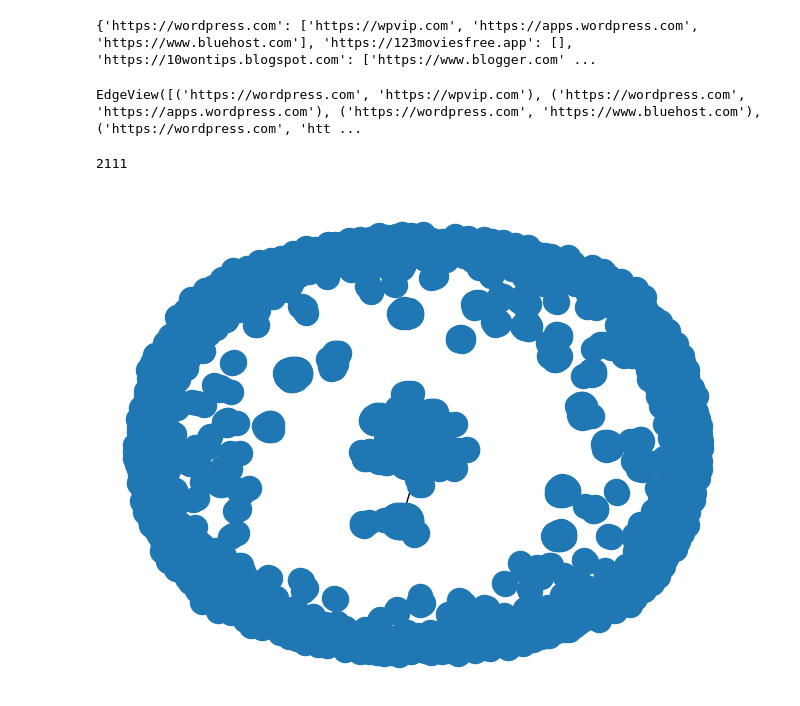
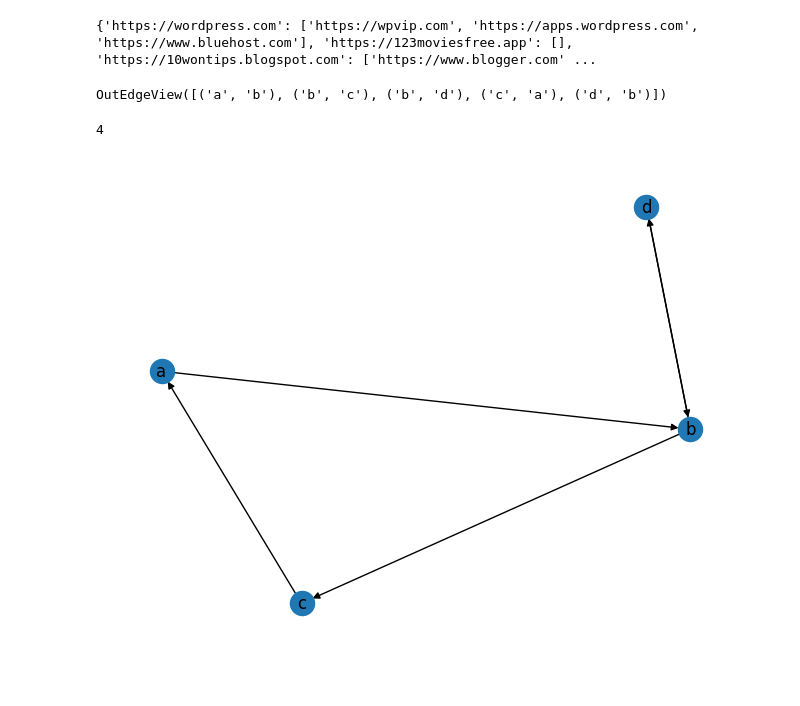
Before and after one commit to tahamukhtar20/SearchEngineProMax, a Jupyter notebook: notebooks/pr_networkx.ipynb, the cells around one changed output. Drawn from its saved outputs; the diff is of its cells as text; code cells hidden in the pictures.

```diff
--- a/notebooks/pr_networkx.ipynb
+++ b/notebooks/pr_networkx.ipynb
@@ -22,13 +20,22 @@ G = nx.from_dict_of_lists(pageNodes)
+# %%
+G = nx.from_dict_of_lists(pageNodes)
+
+G = nx.DiGraph()
+G.add_edge('a','b')
+G.add_edge('b','c')
+G.add_edge('b','d')
+G.add_edge('c','a')
+G.add_edge('d','b')
 # %%
 G.edges
 # %% [output]
-EdgeView([('https://wordpress.com', 'https://wpvip.com'), ('https://wordpress.com', 'https://apps.wordpress.com'), ('https://wordpress.com', 'https://www.bluehost.com'), ('https://wordpress.com', 'htt ...
+OutEdgeView([('a', 'b'), ('b', 'c'), ('b', 'd'), ('c', 'a'), ('d', 'b')])
 # %%
 len(list(G.nodes))
 # %% [output]
-2111
+4
 # %%
-nx.draw(G, )
+nx.draw(G, with_labels=True)
 # %% [output]
-[figure, old version]
+[figure, new version]
 # %%
```
Also changed, not shown: parts of 2 cells of this notebook, 2 other files.
